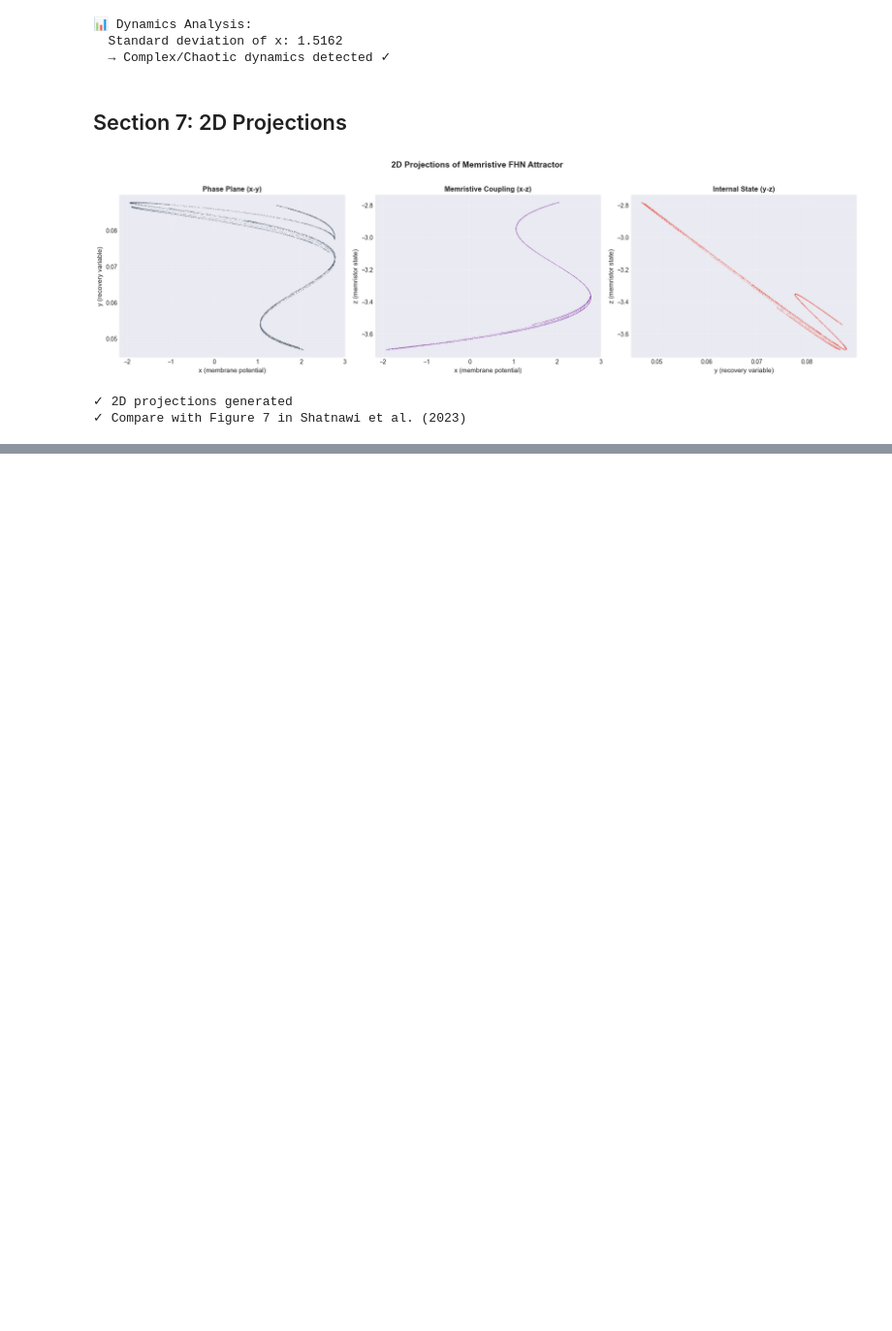
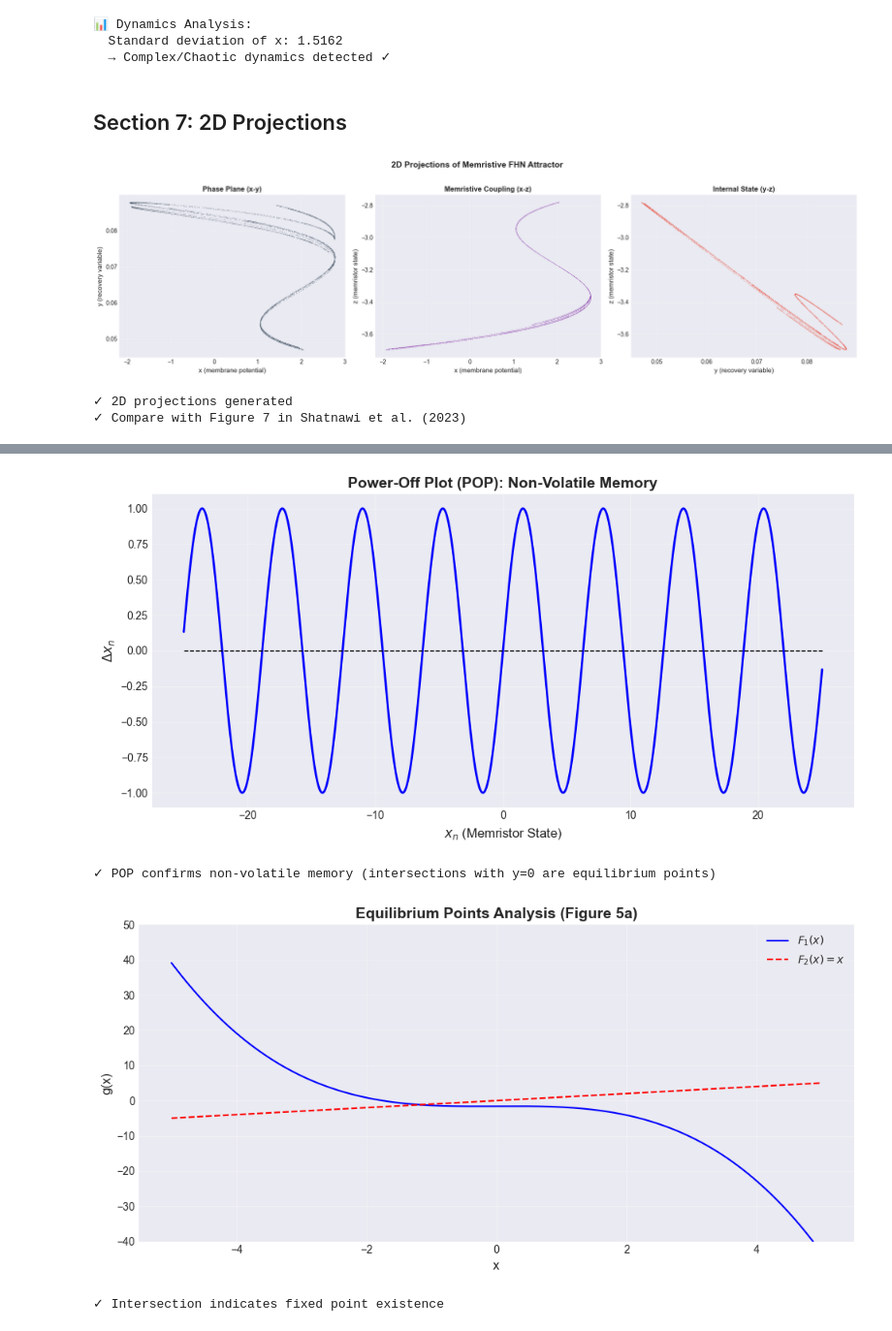
Before and after one commit to NJP6969/sbio-course-project, a Jupyter notebook: 03_memristive_synapse.ipynb, the cells around one changed output, grey strips where cells are left out. Shown at 97% size. Drawn from its saved outputs; the diff is of its cells as text; code cells hidden in the pictures; blank space fills up the shorter version.

```diff
--- a/03_memristive_synapse.ipynb
+++ b/03_memristive_synapse.ipynb
@@ -490,0 +481,67 @@ In **Notebook 4**, we'll use this memristive system to demonstrate **Hebbian lea
+# %%
+# 1. Power-Off Plot (POP) - Figure 3
+x_pop = np.linspace(-25, 25, 1000)
+delta_x = np.sin(x_pop) # When v=0, dx = sin(x)
+
+fig1, ax1 = plt.subplots(figsize=(10, 5))
+ax1.plot(x_pop, delta_x, 'b-', linewidth=2)
+ax1.plot(x_pop, np.zeros_like(x_pop), 'k--', linewidth=1)
+ax1.set_xlabel('$x_n$ (Memristor State)', fontsize=12)
+ax1.set_ylabel('$\Delta x_n$', fontsize=12)
+ax1.set_title('Power-Off Plot (POP): Non-Volatile Memory', fontsize=14, fontweight='bold')
+ax1.grid(True, alpha=0.3)
+plt.tight_layout()
+plt.show()
+
+print("✓ POP confirms non-volatile memory (intersections with y=0 are equilibrium points)")
+
+# 2. Equilibrium Points - Figure 5a
+def F1(x, gamma, theta, delta, k1, k2):
+    # Avoid division by zero if gamma is 1 (it's -0.2 here)
+    term1 = -x**3/3
+    term2 = -(theta/(gamma-1))*x
+    term3 = (2 - delta)/(gamma-1)
+
+    # arcsin domain is [-1, 1]
+    arg = k2*x
+    # We'll use a masked array or just set invalid values to NaN
+    val = np.zeros_like(x)
+    mask = np.abs(arg) <= 1
+
+    val[mask] = k1 * x[mask] * np.arcsin(arg[mask])
+    val[~mask] = np.nan
+
+    return term1 + term2 + term3 + val
+
+def F2(x):
+    return x
+
+# Parameters from paper section 3.2
+gamma_eq = -0.2
+delta_eq = 0.08
+theta_eq = 0.108
+k1_eq = -0.06
+k2_eq = 0.2
+
+x_vals = np.linspace(-5, 5, 1000)
+y1 = F1(x_vals, gamma_eq, theta_eq, delta_eq, k1_eq, k2_eq)
+y2 = F2(x_vals)
+
+fig2, ax2 = plt.subplots(figsize=(10, 5))
+ax2.plot(x_vals, y1, 'b-', label='$F_1(x)$')
+ax2.plot(x_vals, y2, 'r--', label='$F_2(x) = x$')
+ax2.set_ylim(-40, 50)
+ax2.set_xlabel('x', fontsize=12)
+ax2.set_ylabel('g(x)', fontsize=12)
+ax2.set_title('Equilibrium Points Analysis (Figure 5a)', fontsize=14, fontweight='bold')
+ax2.legend()
+ax2.grid(True, alpha=0.3)
+plt.tight_layout()
+plt.show()
+
+print("✓ Intersection indicates fixed point existence")
+# %% [output]
+[figure, added]
+✓ POP confirms non-volatile memory (intersections with y=0 are equilibrium points)
+[figure, added]
+✓ Intersection indicates fixed point existence
```
Also changed, not shown: parts of 13 cells of this notebook, 2 other files.
